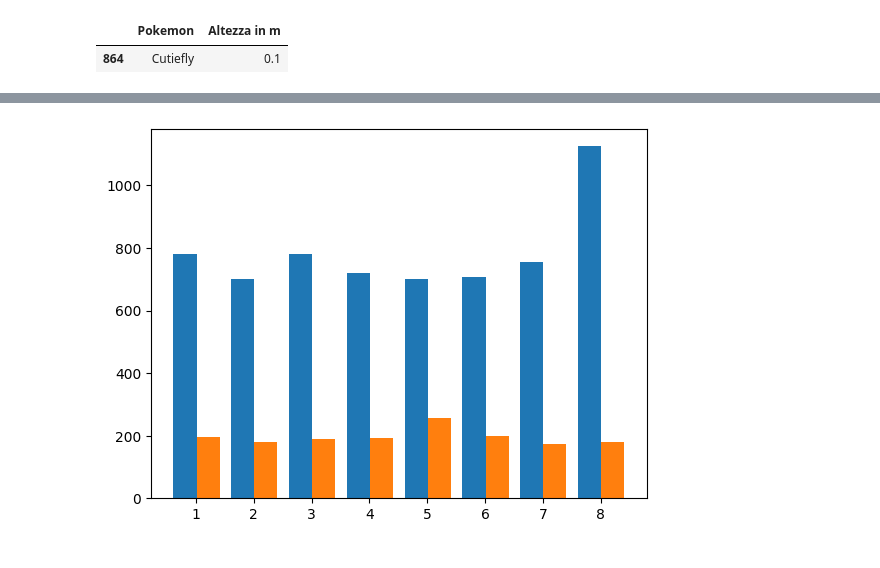
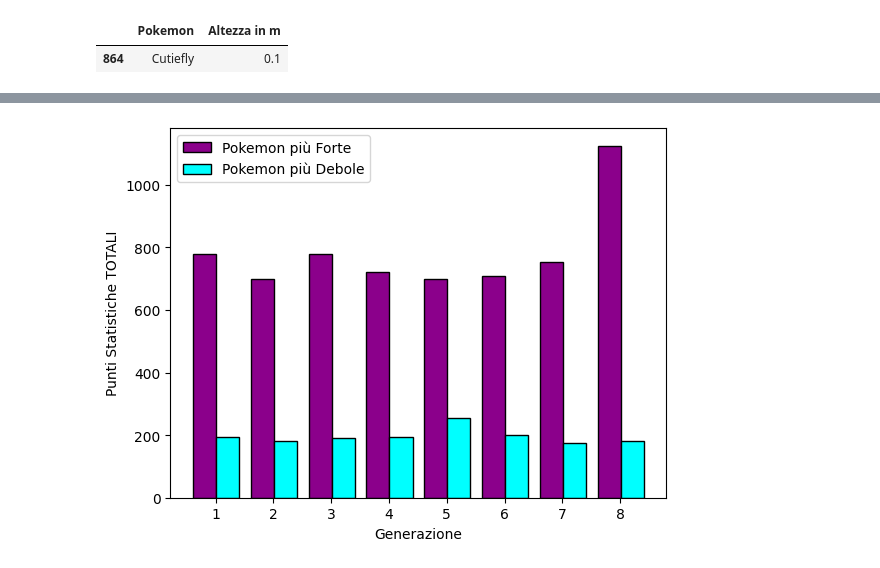
Before and after one commit to SavGRY/savini_its_data_analysis, a Jupyter notebook: relazione_python.ipynb, the cells around one changed output, grey strips where cells are left out. Drawn from its saved outputs; the diff is of its cells as text; code cells hidden in the pictures.

```diff
--- a/relazione_python.ipynb
+++ b/relazione_python.ipynb
@@ -236,12 +318,7 @@ only_smallest
 |  | Pokemon | Altezza in m |
 | 864 | Cutiefly | 0.1 |
 # %%
-# best and worst normal pokemon comparison
-
 sorted_by_gen_and_total_points = filtered_pokemon_data.sort_values(by=['generation', 'total_points'], ascending=[True, False])
-
-# best_worst = pd.DataFrame
-
 
 my_dict = dict((k,
                 [
@@ -249,47 +326,14 @@ my_dict = dict((k,
                     ['total_points'].head(1).values),
                     *list(sorted_by_gen_and_total_points[sorted_by_gen_and_total_points['generation'] == k]
                     ['total_points'].tail(1).values)
-                ]
-                ) for k in sorted_by_gen_and_total_points['generation'].unique())
+                ]) for k in sorted_by_gen_and_total_points['generation'].unique())
 
 
 my_s = pd.Series(my_dict)
-
-
-
-# a = list(my_dict.values()[i][0])
-# print(list(my_dict.values()))
-# print(list(my_dict.values())[1][0])
-
-# best = [my_s[1][0], my_s[2][0], my_s[3][0],my_s[4][0], my_s[5][0], my_s[6][0], my_s[7][0], my_s[8][0]]
-
-
-# for i in range(my_s.index):
-#     best = best + [my_s[i][0]]
-
 temp_b = []
 temp_w = []
 best1 = [temp_b + [my_s[i][0]] for i in range(1, 9)]
 worst1 = [temp_w + [my_s[i][1]] for i in range(1, 9)]
-
-
-
-# best = [
-#     my_s[1][0], my_s[2][0], my_s[3][0], my_s[4][0],
-#     my_s[5][0], my_s[6][0], my_s[7][0], my_s[8][0]
-# ]
-# worst = [
-#     my_s[1][1], my_s[2][1], my_s[3][1], my_s[4][1],
-#     my_s[5][1], my_s[6][1], my_s[7][1], my_s[8][1]
-# ]
-
-
-# best_v = best.astype(int)
-# worst_v = worst.astype(int)
-
-print(worst1)
-
-
 # -----GROUPED BAR CHART-----
 
 col_width = 0.4
@@ -300,41 +344,14 @@ bar1 = np.arange(len(best1))+1
 bar2 = [i + col_width for i in bar1]
 
 
-plt.bar(bar1, [best1[i][0] for i in range(len(best1))], col_width, label='Pokemon più GRANDI')
-plt.bar(bar2, [worst1[i][0] for i in range(len(best1))], col_width, label='Pokemon più PICCOLO')
+plt.bar(bar1, [best1[i][0] for i in range(len(best1))], col_width,
+        label='Pokémon più GRANDI', color='darkmagenta', edgecolor='black')
+plt.bar(bar2, [worst1[i][0] for i in range(len(best1))], col_width,
+        label='Pokémon più PICCOLO', color='aqua', edgecolor='black')
 # serve a dare un offset ai numeri nell'asse x
 plt.xticks(bar1 + col_width/2.1, bar1)
+plt.xlabel("Generazione")
+plt.ylabel("Punti Statistiche TOTALI")
+plt.legend(["Pokémon più Forte", "Pokémon più Debole"])
 plt.show()
-# ---------------------------
-
-
-
-
-# TOTALE FALLIMENTO DI RENDERE LE COSE PIU' PYTHONICHE
-
-# df_gens = pd.concat([only_gen_1, only_gen_2], axis=0)
-#
-# df_gens
-
-# best_gen_1 = only_gen_1.head(1)
-# worst_gen_1 = only_gen_1.tail(1)
-
-# dobbiamo generare per ogni generazione una variabile "only_gen_<numero-gen>
-
-
-
-# altro generatore per prendere per ogni generazione il best e il worst
-# concatenare
-# df_worst_best = pd.DataFrame
-# [df_worst_best.map(dict(enumerate(only_gen_1.head(1), only_gen_1.tail(1)))) if sorted_by_gen_and_total_points[sorted_by_gen_and_total_points['generation']] == i else None for i in range(1,9)]
-
-# pd1 = pd.DataFrame
-# pd1.apply(pd.concat([best_gen_1, worst_gen_1]))
-
-# pd1 = pd.join([only_gen_1[['name', 'total_points']].iloc[0],only_gen_1[['name', 'total_points']].iloc[-1]])
-#
-# best_worst = pd.concat([pd1])
-# best_worst
-#
-# FINE FALLIMENTO TOTALE
 # %% [output]
@@ -342 +358 @@ plt.show()
-[figure, old version]
+[figure, new version]
```
Also changed, not shown: parts of 30 cells of this notebook.
